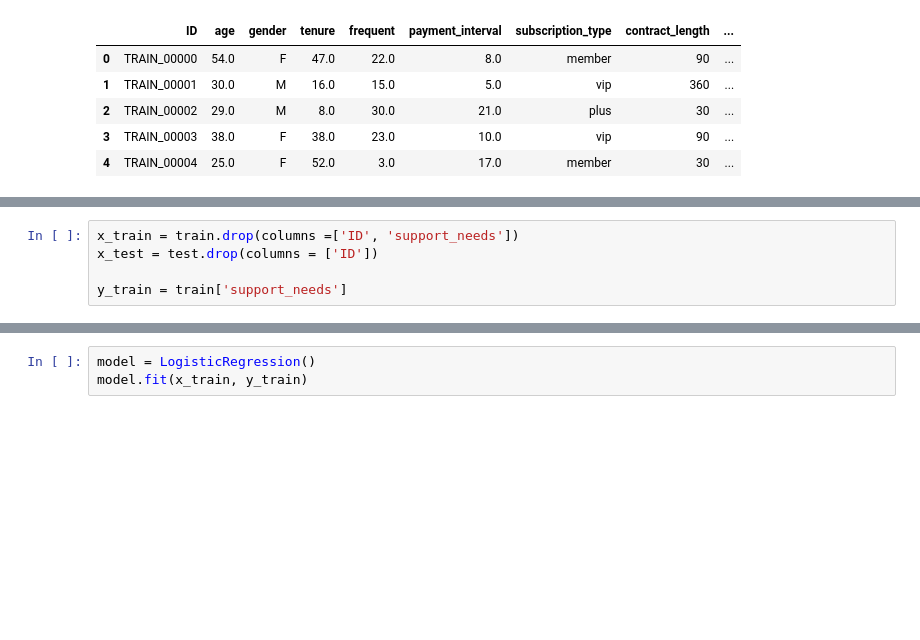
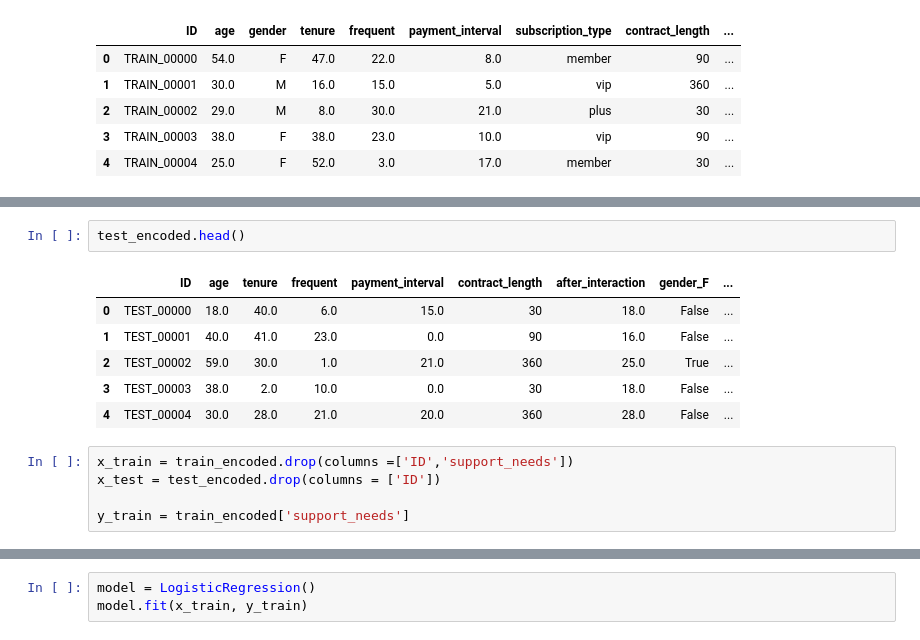
Before and after one commit to smOH306/dacon_basic_customer_support_tier_classification, a Jupyter notebook: notebooks/practice.ipynb, the cells around one changed output, grey strips where cells are left out. Saved outputs shown, nothing was run; the diff lists cells and outputs as text; blank space fills up the shorter version.

```diff
--- a/notebooks/practice.ipynb
+++ b/notebooks/practice.ipynb
@@ -40,5 +122,14 @@ test['subscription_type'] = test['subscription_type'].map({'member' : 0, 'plus'
+# %%
+test_encoded.head()
+# %% [output]
+|  | ID | age | tenure | frequent | payment_interval | contract_length | after_interaction | gender_F | ... |
+| 0 | TEST_00000 | 18.0 | 40.0 | 6.0 | 15.0 | 30 | 18.0 | False | ... |
+| 1 | TEST_00001 | 40.0 | 41.0 | 23.0 | 0.0 | 90 | 16.0 | False | ... |
+| 2 | TEST_00002 | 59.0 | 30.0 | 1.0 | 21.0 | 360 | 25.0 | True | ... |
+| 3 | TEST_00003 | 38.0 | 2.0 | 10.0 | 0.0 | 30 | 18.0 | False | ... |
+| 4 | TEST_00004 | 30.0 | 28.0 | 21.0 | 20.0 | 360 | 28.0 | False | ... |
 # %%
-x_train = train.drop(columns =['ID', 'support_needs'])
-x_test = test.drop(columns = ['ID'])
+x_train = train_encoded.drop(columns =['ID','support_needs'])
+x_test = test_encoded.drop(columns = ['ID'])
 
-y_train = train['support_needs']
+y_train = train_encoded['support_needs']
```
Also changed, not shown: parts of 11 cells of this notebook.
